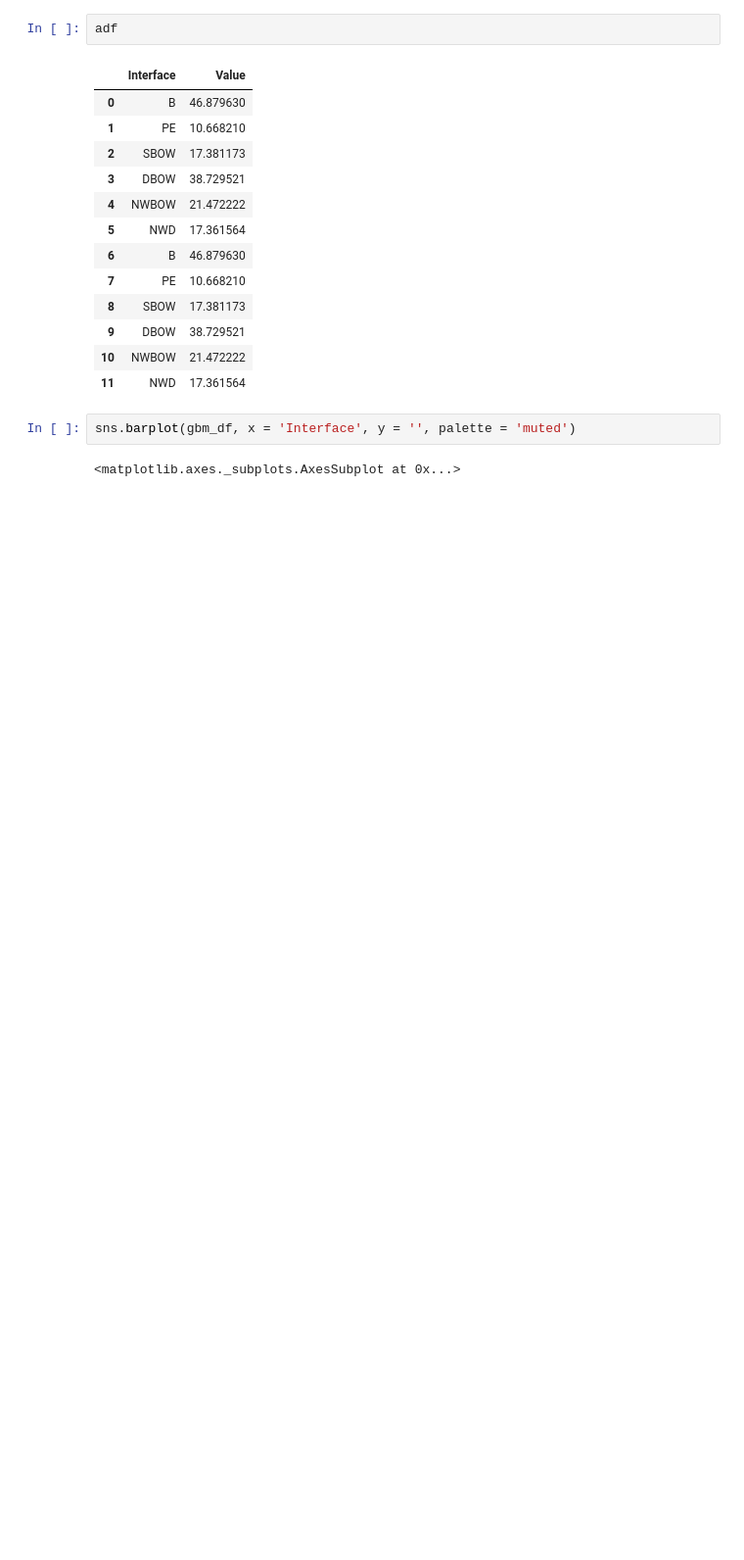
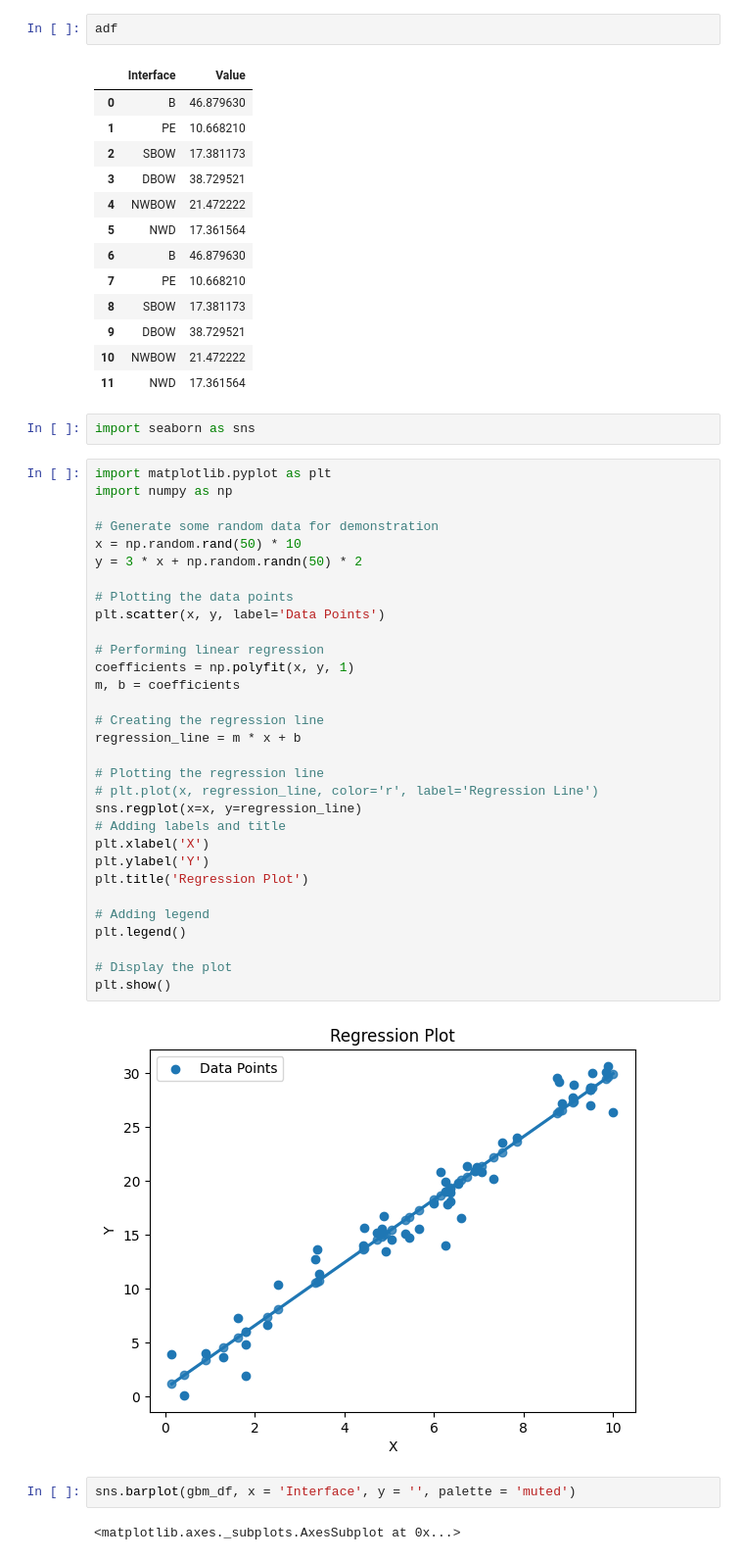
Before and after one commit to microsoft/INMT-lite, a Jupyter notebook: user-study/scripts/analysis_visualize.ipynb, the cells around one changed output. Shown at 98% size. Drawn from its saved outputs; the diff is of its cells as text; blank space fills up the shorter version.

```diff
--- a/user-study/scripts/analysis_visualize.ipynb
+++ b/user-study/scripts/analysis_visualize.ipynb
@@ -155,6 +159,41 @@ adf
 | 9 | DBOW | 38.729521 |
 | 10 | NWBOW | 21.472222 |
 | 11 | NWD | 17.361564 |
+# %%
+import seaborn as sns
+# %%
+import matplotlib.pyplot as plt
+import numpy as np
+
+# Generate some random data for demonstration
+x = np.random.rand(50) * 10
+y = 3 * x + np.random.randn(50) * 2
+
+# Plotting the data points
+plt.scatter(x, y, label='Data Points')
+
+# Performing linear regression
+coefficients = np.polyfit(x, y, 1)
+m, b = coefficients
+
+# Creating the regression line
+regression_line = m * x + b
+
+# Plotting the regression line
+# plt.plot(x, regression_line, color='r', label='Regression Line')
+sns.regplot(x=x, y=regression_line)
+# Adding labels and title
+plt.xlabel('X')
+plt.ylabel('Y')
+plt.title('Regression Plot')
+
+# Adding legend
+plt.legend()
+
+# Display the plot
+plt.show()
+# %% [output]
+[figure, added]
 # %%
 sns.barplot(gbm_df, x = 'Interface', y = '', palette = 'muted')
 # %% [output]
```
Also changed, not shown: parts of 4 cells of this notebook, 5 other files.
